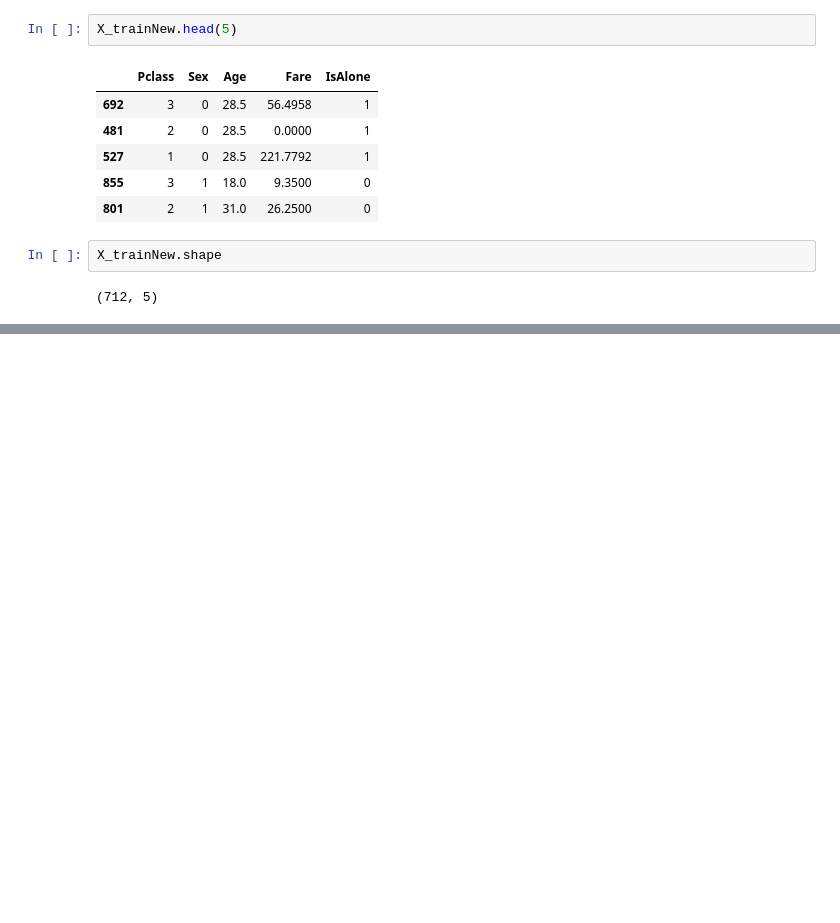
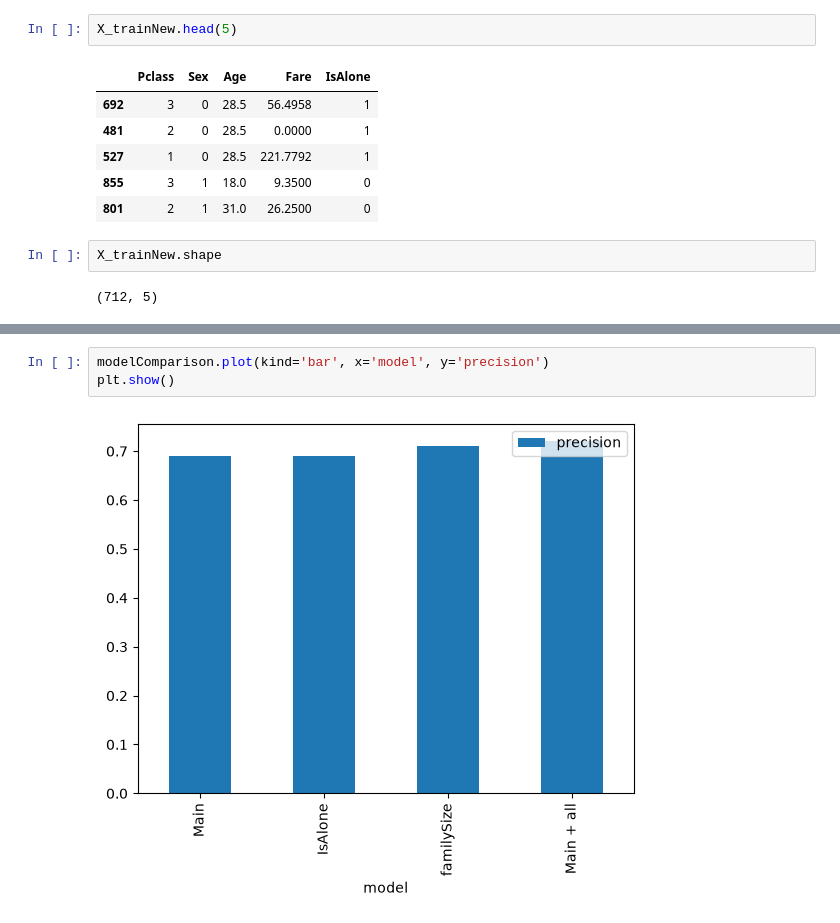
Before and after one commit to Terence135/titanic-data-science, a Jupyter notebook: Titanic_Learning_Journey.ipynb, the cells around one changed output, grey strips where cells are left out. Saved outputs shown, nothing was run; the diff lists cells and outputs as text; blank space fills up the shorter version.

```diff
--- a/Titanic_Learning_Journey.ipynb
+++ b/Titanic_Learning_Journey.ipynb
@@ -240,0 +422,5 @@ X_trainNew.shape
+# %%
+modelComparison.plot(kind='bar', x='model', y='precision')
+plt.show()
+# %% [output]
+[figure, added]
```
Also changed, not shown: parts of 38 cells of this notebook, 1 other file.
